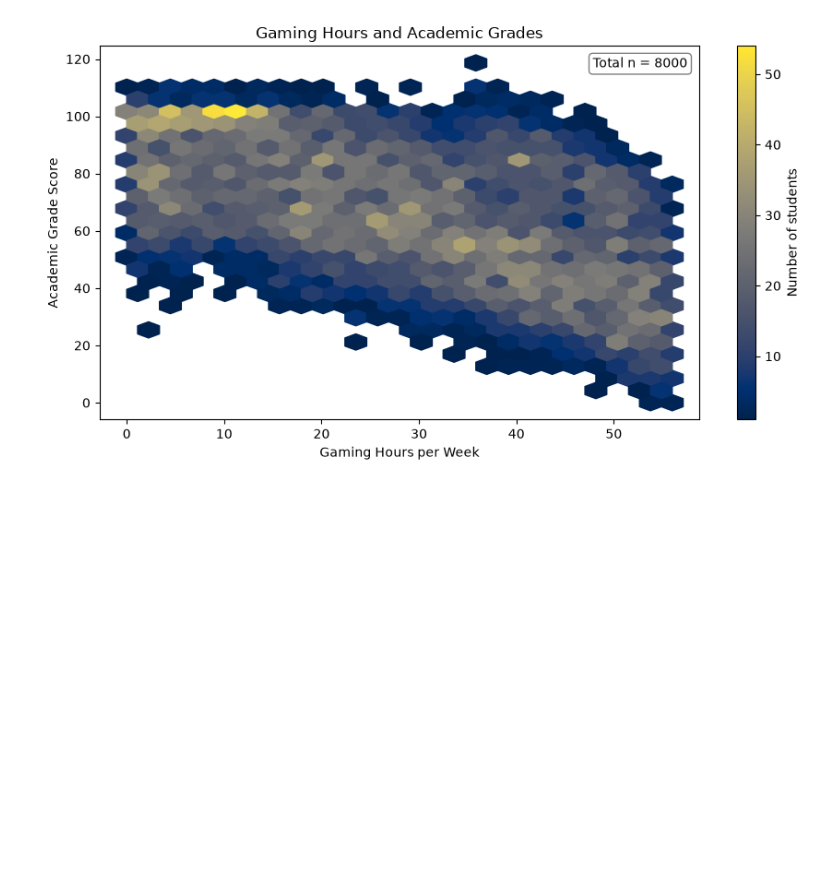
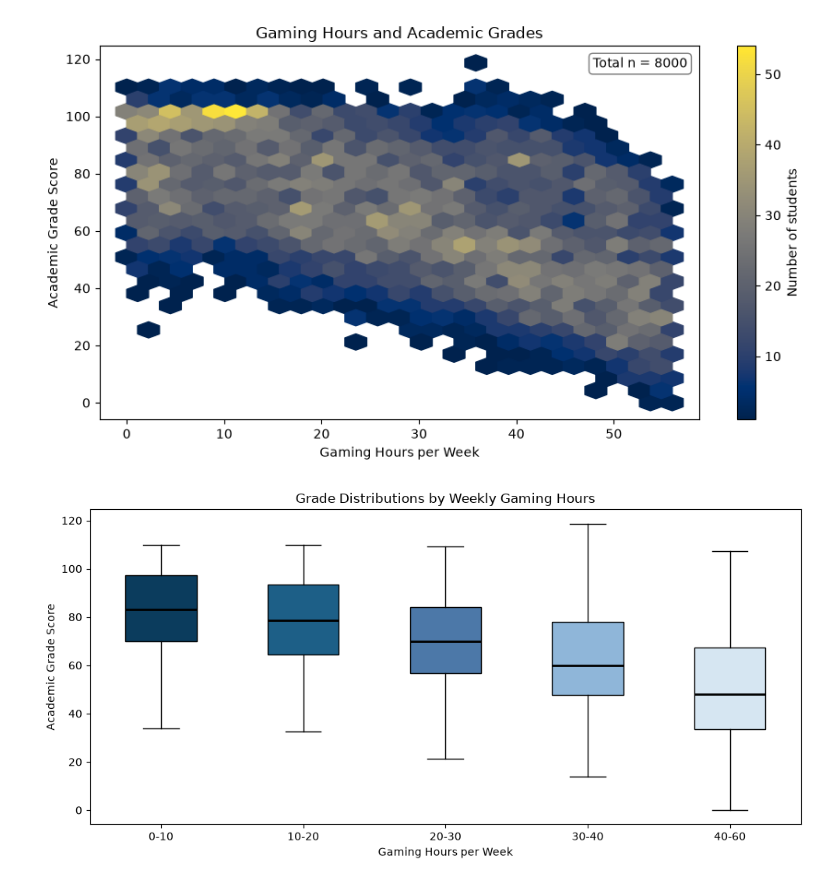
Before and after one commit to VetleBersaas/Gaming-Grades-Gig, a Jupyter notebook: gaming_grades.ipynb, the cells around one changed output. Saved outputs shown, nothing was run; the diff lists cells and outputs as text; code cells hidden in the pictures; blank space fills up the shorter version.

Commit message:
Added the confirming box plot.

```diff
--- a/gaming_grades.ipynb
+++ b/gaming_grades.ipynb
@@ -112,3 +112,29 @@ groups = [
     data.loc[data["gaming_group"] == label, "grades"]
     for label in labels
 ]
+# %%
+plt.figure(figsize=(10, 5))
+
+box = plt.boxplot(
+    groups,
+    patch_artist=True,
+   tick_labels=labels,
+    showfliers=False,
+    medianprops={"color": "black", "linewidth": 2}
+)
+
+# Dark-to-light blue gradient for better visualisation for those who are color blind
+box_colors = ["#0B3C5D", "#1D5F87", "#4C78A8", "#8FB6D9", "#D6E6F2"]
+
+for patch, color in zip(box["boxes"], box_colors):
+    patch.set_facecolor(color)
+    patch.set_edgecolor("black")
+
+plt.title("Grade Distributions by Weekly Gaming Hours")
+plt.xlabel("Gaming Hours per Week")
+plt.ylabel("Academic Grade Score")
+
+plt.tight_layout()
+plt.show()
+# %% [output]
+[figure, added]
```
